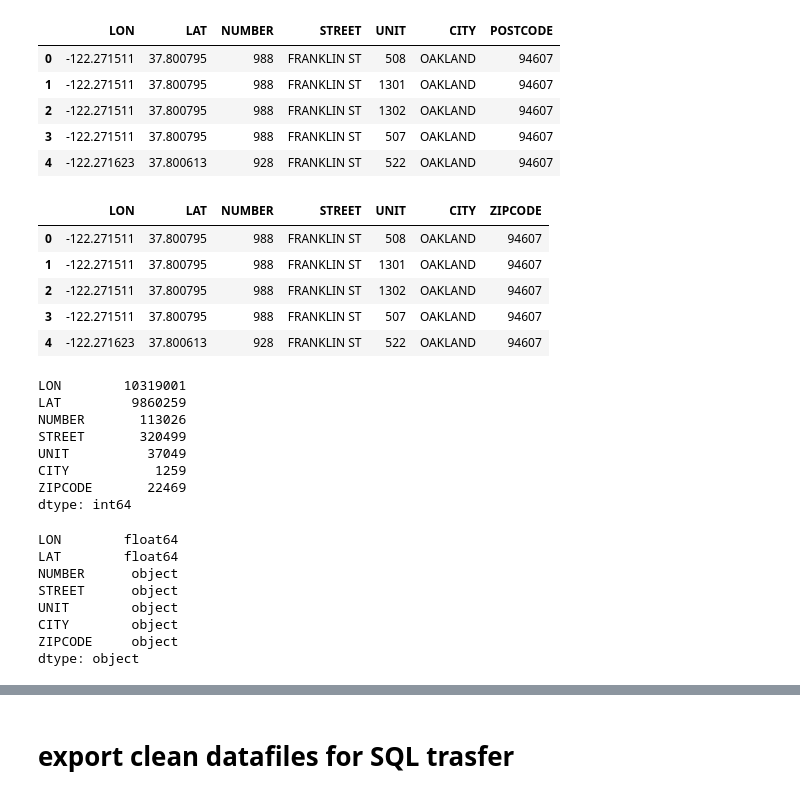
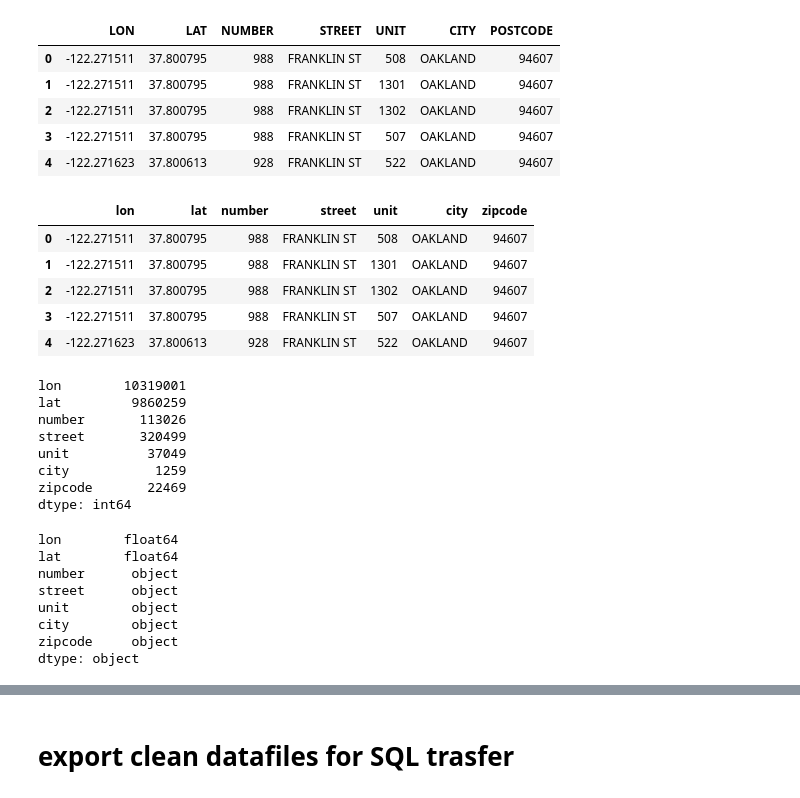
Before and after one commit to speddings/crime_housing_analysis, a Jupyter notebook: crime_housing_data.ipynb, the cells around one changed output, grey strips where cells are left out. Drawn from its saved outputs; the diff is of its cells as text; code cells hidden in the pictures.

```diff
--- a/crime_housing_data.ipynb
+++ b/crime_housing_data.ipynb
@@ -571,36 +677,43 @@ ca_allCity.head()
 # %%
 # change lables
 # df = df.rename(columns={'oldName1': 'newName1', 'oldName2': 'newName2'})
-ca_allCity.rename(columns={'POSTCODE':'ZIPCODE'}, inplace=True)
+ca_allCity.rename(columns={'LON':'lon',
+                          'LAT':'lat',
+                          'NUMBER':'number',
+                           'STREET':'street',
+                           'UNIT':'unit',
+                           'CITY':'city',
+                           'POSTCODE':'zipcode',
+                          }, inplace=True)
 ca_allCity.head()
 # %% [output]
-|  | LON | LAT | NUMBER | STREET | UNIT | CITY | ZIPCODE |
+|  | lon | lat | number | street | unit | city | zipcode |
 | 0 | -122.271511 | 37.800795 | 988 | FRANKLIN ST | 508 | OAKLAND | 94607 |
 | 1 | -122.271511 | 37.800795 | 988 | FRANKLIN ST | 1301 | OAKLAND | 94607 |
 | 2 | -122.271511 | 37.800795 | 988 | FRANKLIN ST | 1302 | OAKLAND | 94607 |
 | 3 | -122.271511 | 37.800795 | 988 | FRANKLIN ST | 507 | OAKLAND | 94607 |
 | 4 | -122.271623 | 37.800613 | 928 | FRANKLIN ST | 522 | OAKLAND | 94607 |
 # %%
-# verify unique values
+# count unique values in each column
 ca_allCity.nunique()
 # %% [output]
-LON        10319001
-LAT         9860259
-NUMBER       113026
-STREET       320499
-UNIT          37049
-CITY           1259
-ZIPCODE       22469
+lon        10319001
+lat         9860259
+number       113026
+street       320499
+unit          37049
+city           1259
+zipcode       22469
 dtype: int64
 # %%
 # list column names with data types
 ca_allCity.dtypes
 # %% [output]
-LON        float64
-LAT        float64
-NUMBER      object
-STREET      object
-UNIT        object
-CITY        object
-ZIPCODE     object
+lon        float64
+lat        float64
+number      object
+street      object
+unit        object
+city        object
+zipcode     object
 dtype: object
```
Also changed, not shown: parts of 15 cells of this notebook.
